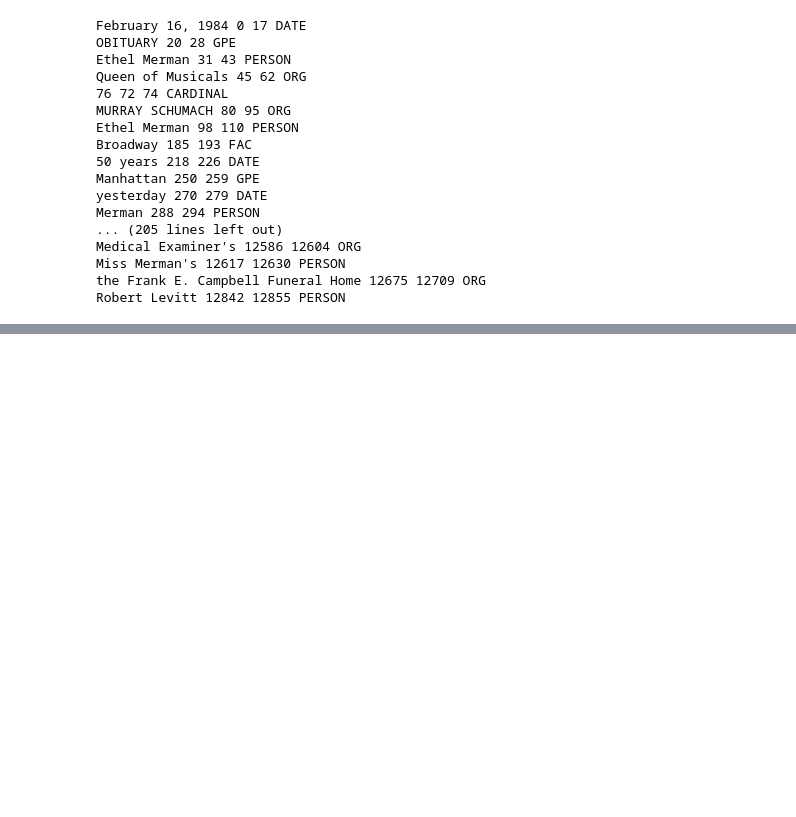
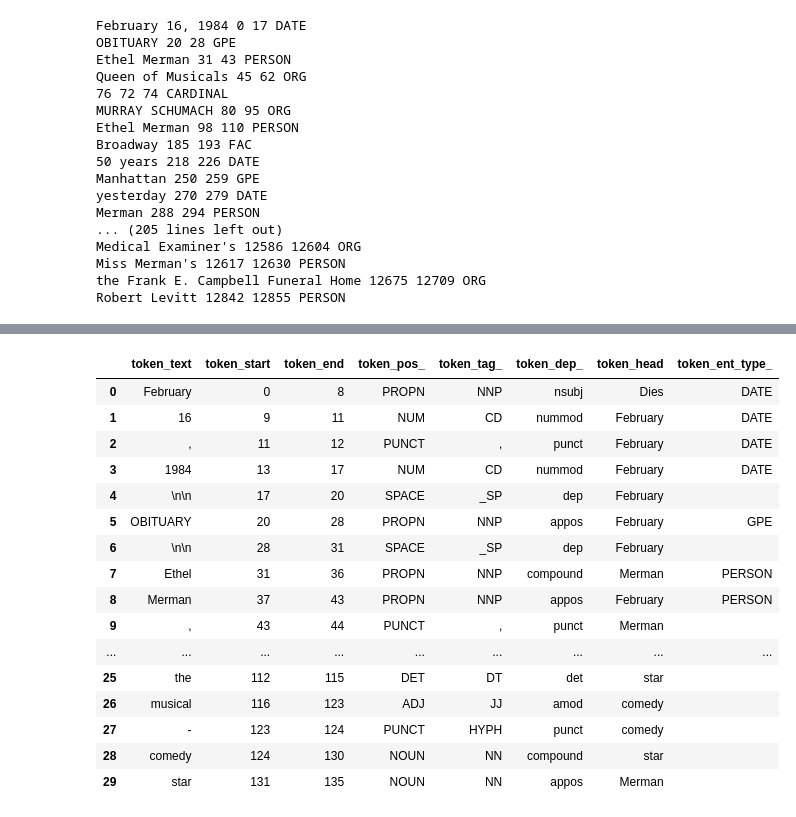
Before and after one commit to jerielizabeth/REL560-Examples, a Jupyter notebook: code/Named-Entity-Recognition-and-Natural-Language-Processing.ipynb, the cells around one changed output, grey strips where cells are left out. Drawn from its saved outputs; the diff is of its cells as text; code cells hidden in the pictures; blank space fills up the shorter version.

```diff
--- a/code/Named Entity Recognition and Natural Language Processing.ipynb
+++ b/code/Named-Entity-Recognition-and-Natural-Language-Processing.ipynb
@@ -236,0 +204,20 @@ entities
+# %%
+annotation_dataframe.head(30)
+# %% [output]
+|  | token_text | token_start | token_end | token_pos_ | token_tag_ | token_dep_ | token_head | token_ent_type_ |
+| 0 | February | 0 | 8 | PROPN | NNP | nsubj | Dies | DATE |
+| 1 | 16 | 9 | 11 | NUM | CD | nummod | February | DATE |
+| 2 | , | 11 | 12 | PUNCT | , | punct | February | DATE |
+| 3 | 1984 | 13 | 17 | NUM | CD | nummod | February | DATE |
+| 4 | \n\n | 17 | 20 | SPACE | _SP | dep | February |  |
+| 5 | OBITUARY | 20 | 28 | PROPN | NNP | appos | February | GPE |
+| 6 | \n\n | 28 | 31 | SPACE | _SP | dep | February |  |
+| 7 | Ethel | 31 | 36 | PROPN | NNP | compound | Merman | PERSON |
+| 8 | Merman | 37 | 43 | PROPN | NNP | appos | February | PERSON |
+| 9 | , | 43 | 44 | PUNCT | , | punct | Merman |  |
+| ... | ... | ... | ... | ... | ... | ... | ... | ... |
+| 25 | the | 112 | 115 | DET | DT | det | star |  |
+| 26 | musical | 116 | 123 | ADJ | JJ | amod | comedy |  |
+| 27 | - | 123 | 124 | PUNCT | HYPH | punct | comedy |  |
+| 28 | comedy | 124 | 130 | NOUN | NN | compound | star |  |
+| 29 | star | 131 | 135 | NOUN | NN | appos | Merman |  |
```
Also changed, not shown: parts of 13 cells of this notebook.
